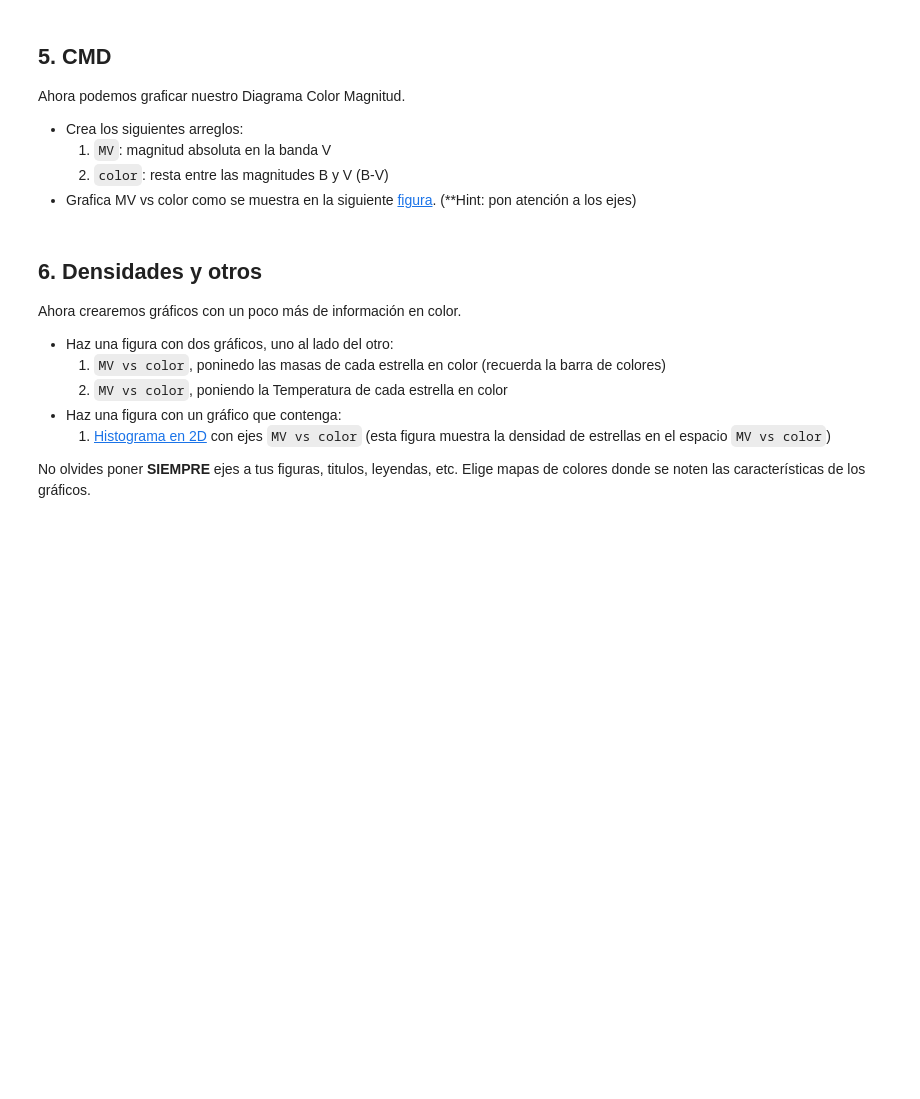
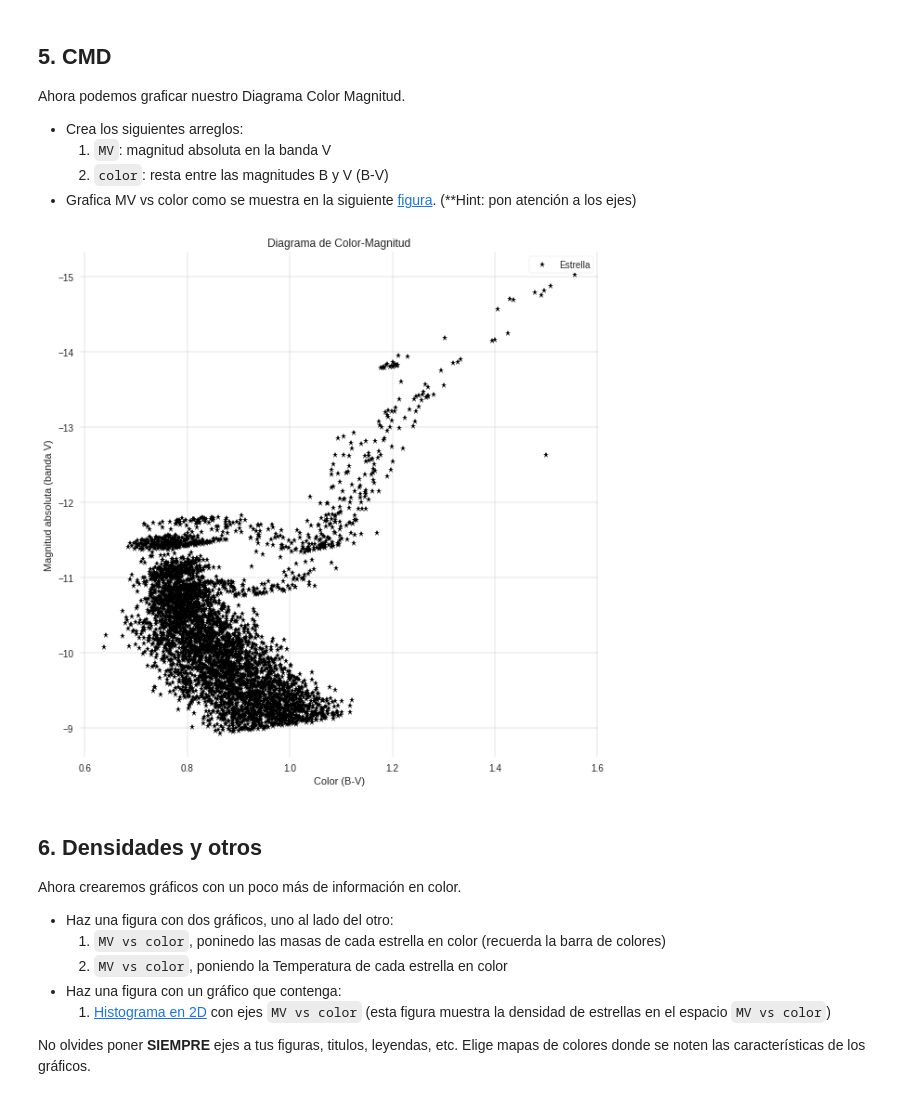
Before and after one commit to dvnielxy/minitarea2, a Jupyter notebook: minitarea2.ipynb, the cells around one changed output. Saved outputs shown, nothing was run; the diff lists cells and outputs as text; code cells hidden in the pictures; blank space fills up the shorter version.

```diff
--- a/minitarea2.ipynb
+++ b/minitarea2.ipynb
@@ -137,0 +121,7 @@ SyntaxError: ignored
+# %%
+# Filtrar por distancia
+
+datos_filtrados = datos[distancia_kpc < 3.4].copy()
+#datos_filtrados = datos[np.logical_and(distancia_kpc < 3.4, distancia_kpc > 2.6)].copy()
+
+print('El set original contenía '+str(datos.shape[0])+' estrellas, luego de filtrar, quedaron '+str(datos_filtrados.shape[0])+' estrellas.')
@@ -147,12 +139,14 @@ Para hacer el CMD necesitamos la magnitud absoluta de nuestras estrellas. Para e
     * **Output:**
         1. `mag_abs`: ndarray de magnitudes absolutas calculadas como: $M = m - 5 \log_{10} (d_{pc}) + 5 $
 # %%
+import math
+
 #Funcion mag_abs(mag, dist)
 
 def mag_abs(mag_ap, dist):
-
-
-    return
+    distancia_pc = dist*1000
+    mag_abs = mag_ap - 5*np.log(distancia_pc)*1/np.log(10) + 5
+    return mag_abs
 # %% [markdown]
 ## 5. CMD
 
@@ -170,3 +159,29 @@ Ahora podemos graficar nuestro Diagrama Color Magnitud.
+# %%
+#Crear arrays MV y color
+
+banda_b_filtrada = datos_filtrados[:,0]
+banda_v_filtrada = datos_filtrados[:,1]
+distancia_kpc_filtrada = datos_filtrados[:,6]
+
+MV = mag_abs(banda_v_filtrada, distancia_kpc_filtrada)
+
+color = banda_b_filtrada - banda_v_filtrada
+
+#plot cmd
+
+fig, ax = plt.subplots(figsize=(10,10), facecolor='white')
+
+plt.rcParams['axes.facecolor'] = 'white'
+
+ax.plot(color, MV, 'k*', label='Estrella')
+ax.invert_yaxis()
+ax.set_ylabel('Magnitud absoluta (banda V)')
+ax.set_xlabel('Color (B-V)')
+ax.set_title('Diagrama de Color-Magnitud')
+ax.legend(loc='best', frameon=True, facecolor='white')
+ax.grid(linewidth=0.1, color='black')
+# %% [output]
+[figure, added]
 # %% [markdown]
 ## 6. Densidades y otros
 
```
Also changed, not shown: parts of 8 cells of this notebook.
